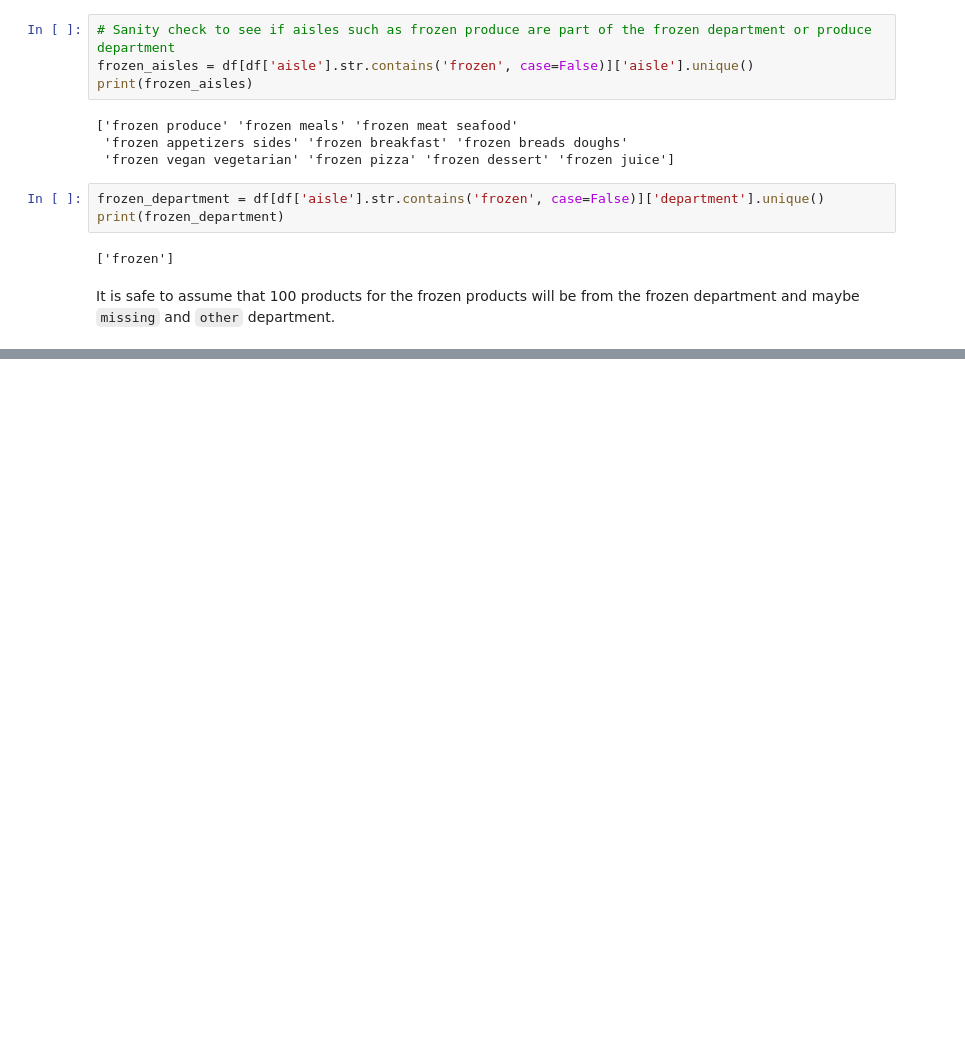
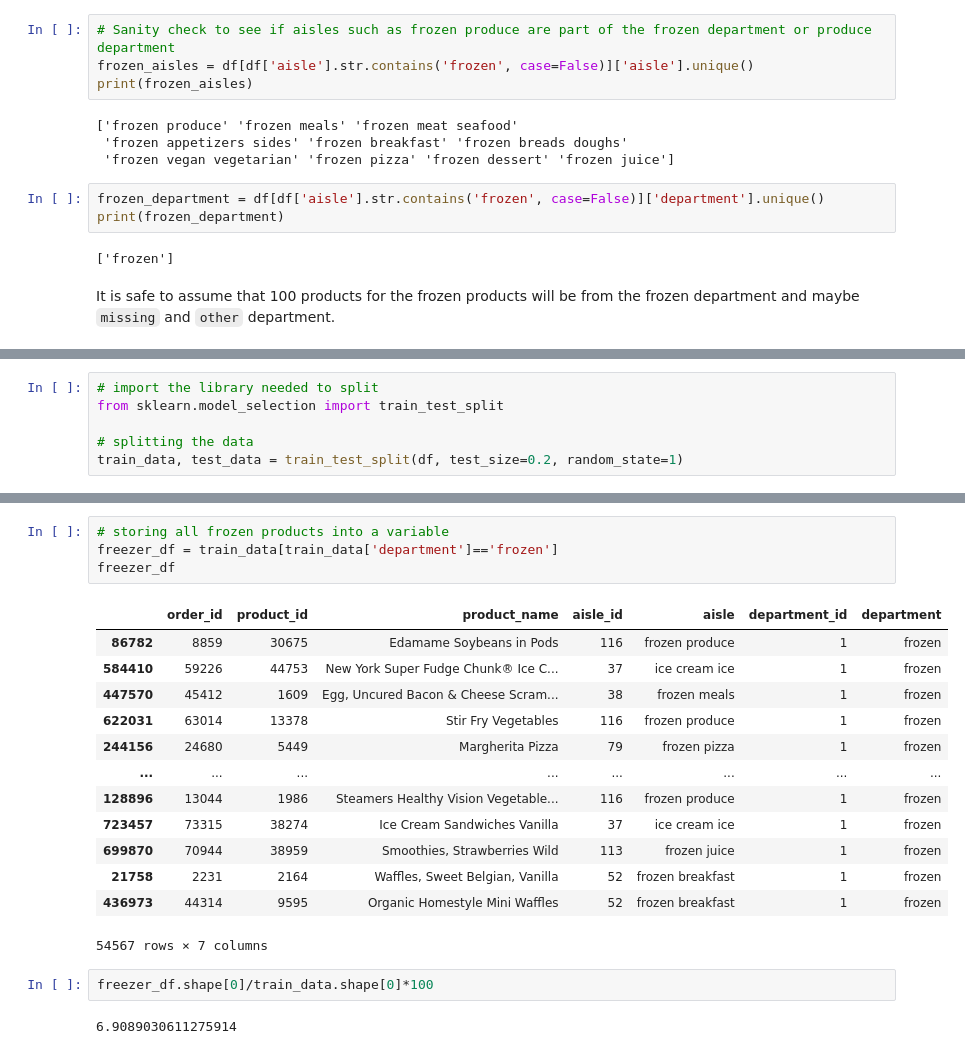
Before and after one commit to m7mdE/MMA-Datathon-Supermarket-Analysis, a Jupyter notebook: Datathon.ipynb, the cells around one changed output, grey strips where cells are left out. Saved outputs shown, nothing was run; the diff lists cells and outputs as text; blank space fills up the shorter version.

```diff
--- a/Datathon.ipynb
+++ b/Datathon.ipynb
@@ -164,0 +237,6 @@ It is safe to assume that 100 products for the frozen products will be from the
+# %%
+# import the library needed to split
+from sklearn.model_selection import train_test_split
+
+# splitting the data
+train_data, test_data = train_test_split(df, test_size=0.2, random_state=1)
@@ -164,0 +385,22 @@ It is safe to assume that 100 products for the frozen products will be from the
+# %%
+# storing all frozen products into a variable
+freezer_df = train_data[train_data['department']=='frozen']
+freezer_df
+# %% [output]
+|  | order_id | product_id | product_name | aisle_id | aisle | department_id | department |
+| 86782 | 8859 | 30675 | Edamame Soybeans in Pods | 116 | frozen produce | 1 | frozen |
+| 584410 | 59226 | 44753 | New York Super Fudge Chunk® Ice C... | 37 | ice cream ice | 1 | frozen |
+| 447570 | 45412 | 1609 | Egg, Uncured Bacon & Cheese Scram... | 38 | frozen meals | 1 | frozen |
+| 622031 | 63014 | 13378 | Stir Fry Vegetables | 116 | frozen produce | 1 | frozen |
+| 244156 | 24680 | 5449 | Margherita Pizza | 79 | frozen pizza | 1 | frozen |
+| ... | ... | ... | ... | ... | ... | ... | ... |
+| 128896 | 13044 | 1986 | Steamers Healthy Vision Vegetable... | 116 | frozen produce | 1 | frozen |
+| 723457 | 73315 | 38274 | Ice Cream Sandwiches Vanilla | 37 | ice cream ice | 1 | frozen |
+| 699870 | 70944 | 38959 | Smoothies, Strawberries Wild | 113 | frozen juice | 1 | frozen |
+| 21758 | 2231 | 2164 | Waffles, Sweet Belgian, Vanilla | 52 | frozen breakfast | 1 | frozen |
+| 436973 | 44314 | 9595 | Organic Homestyle Mini Waffles | 52 | frozen breakfast | 1 | frozen |
+54567 rows × 7 columns
+# %%
+freezer_df.shape[0]/train_data.shape[0]*100
+# %% [output]
+6.9089030611275914
```
Also changed, not shown: parts of 49 cells of this notebook.
